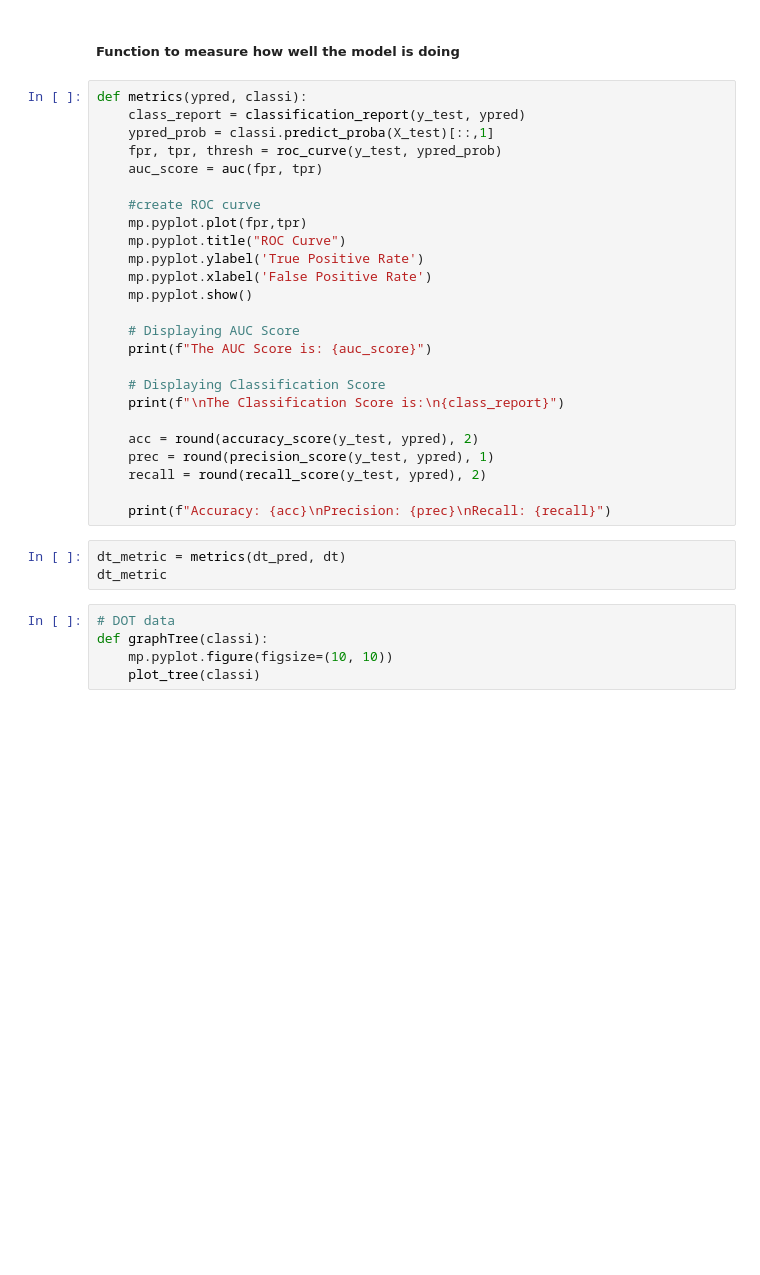
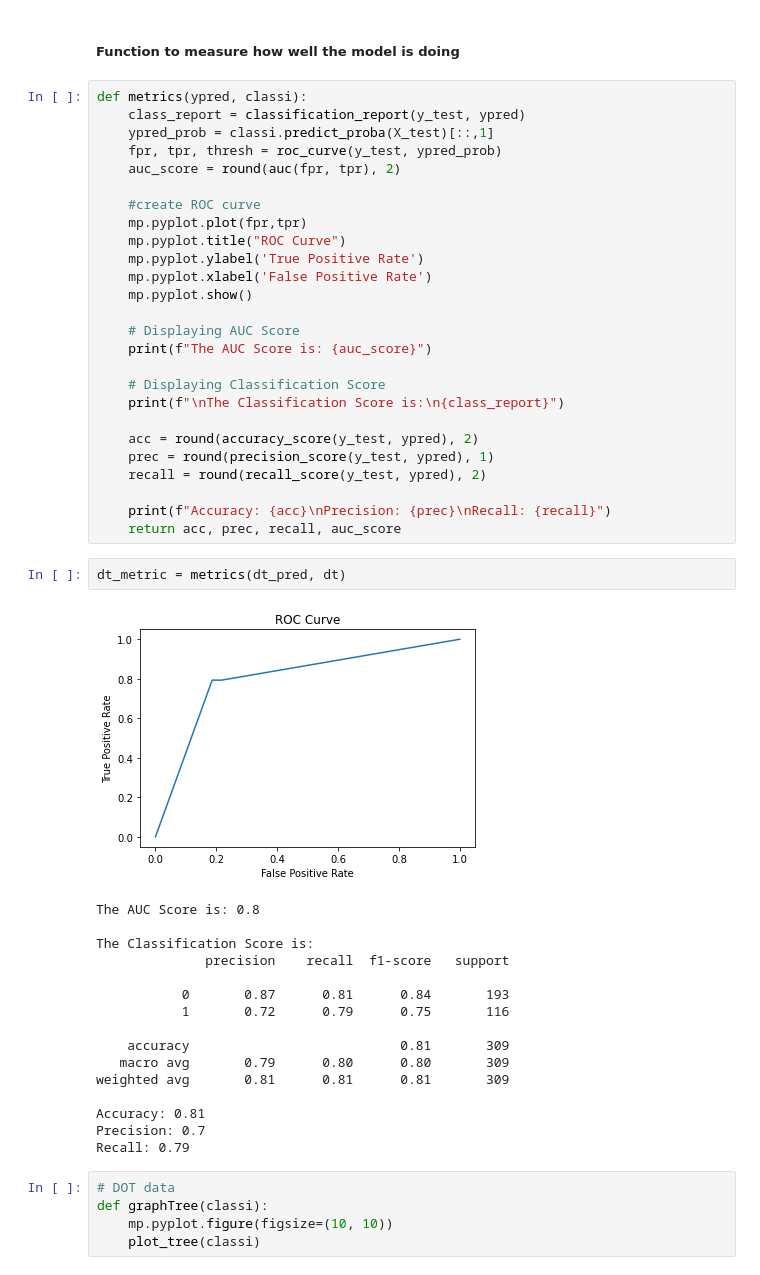
Before and after one commit to ziadhegazi/Intro-to-Artifictial-Intelligence, a Jupyter notebook: Decision Trees/Decisiontree checkpoint.ipynb, the cells around one changed output. Drawn from its saved outputs; the diff is of its cells as text; blank space fills up the shorter version.

```diff
--- a/Decision Trees/Decisiontree checkpoint.ipynb
+++ b/Decision Trees/Decisiontree checkpoint.ipynb
@@ -286,7 +479,7 @@ def metrics(ypred, classi):
     class_report = classification_report(y_test, ypred)
     ypred_prob = classi.predict_proba(X_test)[::,1]
     fpr, tpr, thresh = roc_curve(y_test, ypred_prob)
-    auc_score = auc(fpr, tpr)
+    auc_score = round(auc(fpr, tpr), 2)
 
     #create ROC curve
     mp.pyplot.plot(fpr,tpr)
@@ -306,9 +499,26 @@ def metrics(ypred, classi):
     recall = round(recall_score(y_test, ypred), 2)
 
     print(f"Accuracy: {acc}\nPrecision: {prec}\nRecall: {recall}")
+    return acc, prec, recall, auc_score
 # %%
 dt_metric = metrics(dt_pred, dt)
-dt_metric
+# %% [output]
+[figure, added]
+The AUC Score is: 0.8
+
+The Classification Score is:
+              precision    recall  f1-score   support
+
+           0       0.87      0.81      0.84       193
+           1       0.72      0.79      0.75       116
+
+    accuracy                           0.81       309
+   macro avg       0.79      0.80      0.80       309
+weighted avg       0.81      0.81      0.81       309
+
+Accuracy: 0.81
+Precision: 0.7
+Recall: 0.79
 # %%
 # DOT data
 def graphTree(classi):
```
Also changed, not shown: parts of 37 cells of this notebook.
